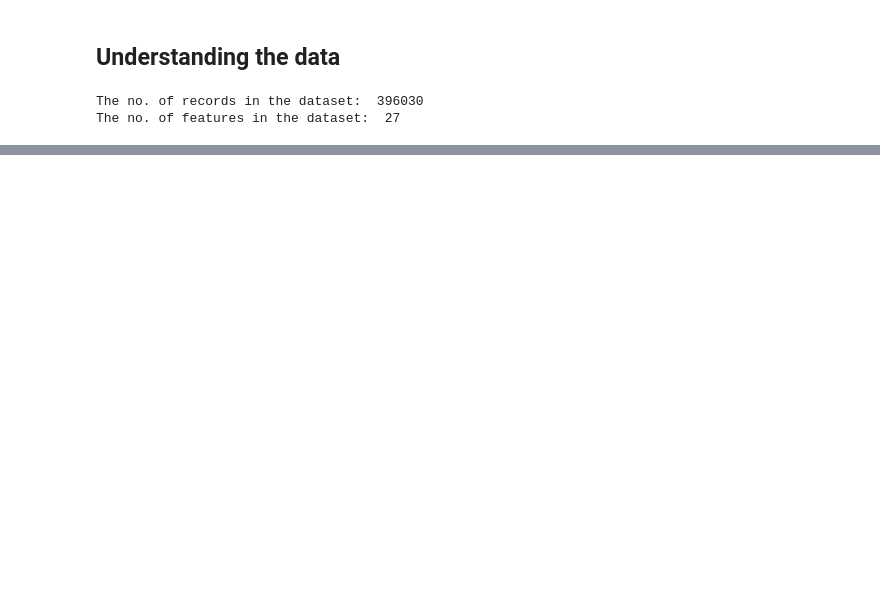
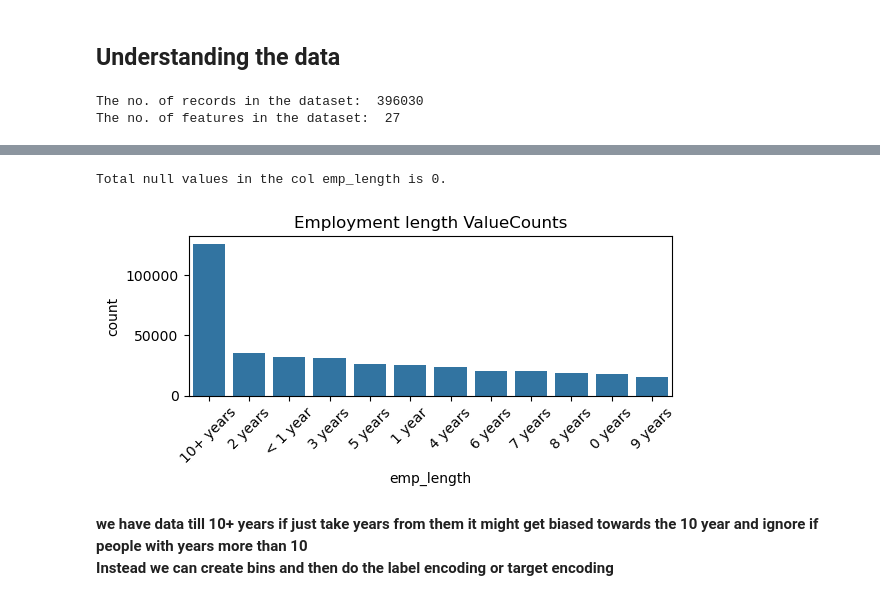
Before and after one commit to sayed-ashfaq/Loantap_logistic_regression, a Jupyter notebook: Loantap_EDA.ipynb, the cells around one changed output, grey strips where cells are left out. Drawn from its saved outputs; the diff is of its cells as text; code cells hidden in the pictures; blank space fills up the shorter version.

```diff
--- a/Loantap_EDA.ipynb
+++ b/Loantap_EDA.ipynb
@@ -110,0 +277,2 @@ The no. of features in the dataset:  27
+# %%
+df.drop(['title', 'emp_title'], axis= 1, inplace= True)
@@ -110,0 +327,18 @@ The no. of features in the dataset:  27
+# %%
+## null treatment since there are many null values in the feature we can assume they are fresher or unemployed - so can impute with 0.
+
+df['emp_length']= df['emp_length'].fillna('0 years')
+print (f"Total null values in the col emp_length is {df['emp_length'].isna().sum()}.")
+# %% [output]
+Total null values in the col emp_length is 0.
+# %%
+plt.figure(figsize= (6, 3))
+plt.title("Employment length ValueCounts")
+sns.barplot(df['emp_length'].value_counts())
+plt.xticks(rotation= 45)
+plt.tight_layout()
+# %% [output]
+[figure, added]
+# %% [markdown]
+**we have data till 10+ years if just take years from them it might get biased towards the 10 year and ignore if people with years more than 10**<br>
+**Instead we can create bins and then do the label encoding or target encoding**
```
Also changed, not shown: parts of 47 cells of this notebook.
